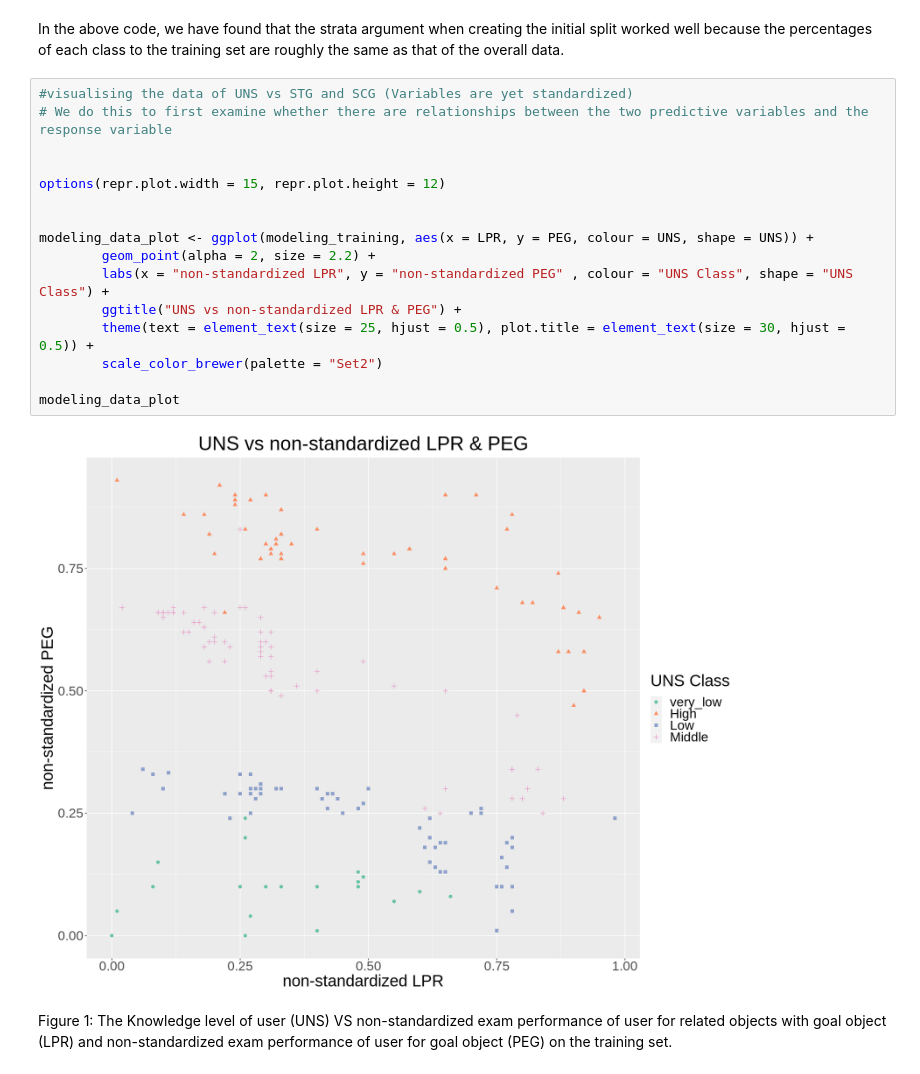
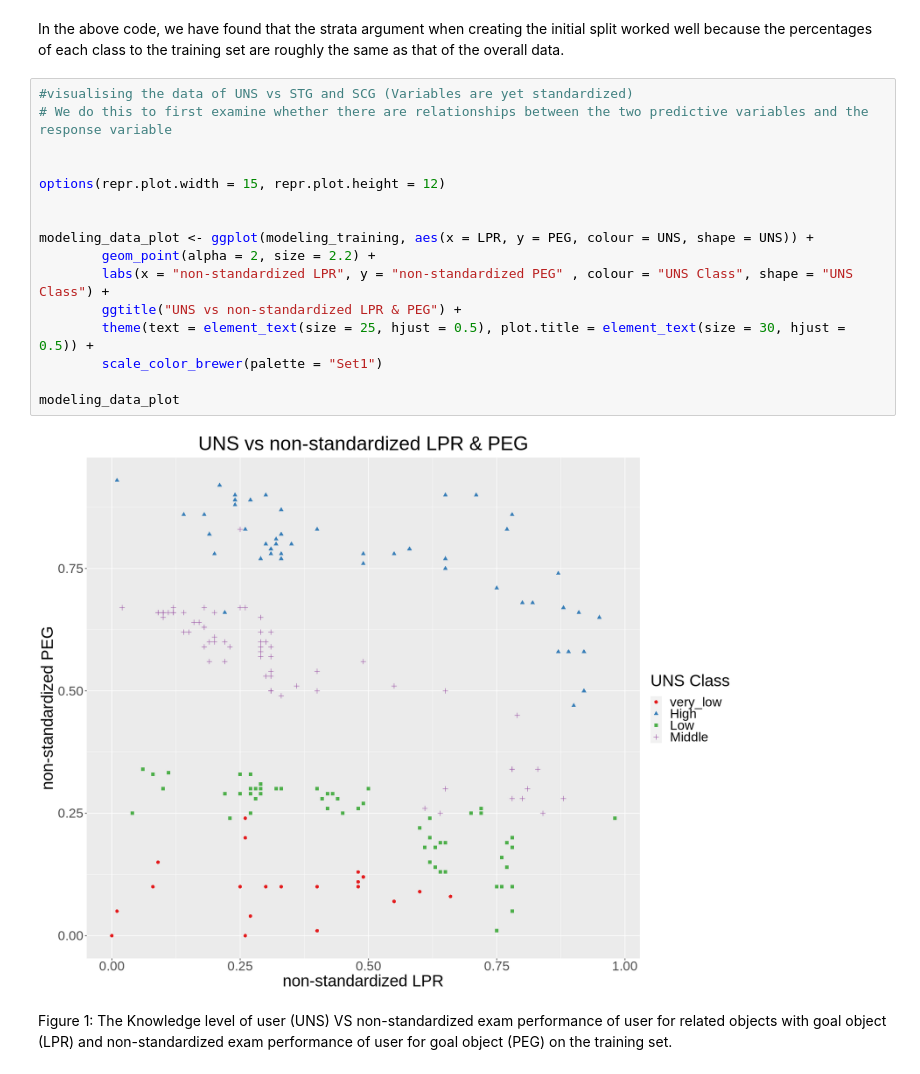
Before and after one commit to Anson-Chan-HK/DSCI-100-2023S1-4-PROJECT, a Jupyter notebook: actual_project.ipynb, the cells around one changed output. Cells and saved outputs as stored; diff of their text form.

```diff
--- a/actual_project.ipynb
+++ b/actual_project.ipynb
@@ -240,21 +240,21 @@ In the above code, we have found that the strata argument when creating the init
 # %%
 #visualising the data of UNS vs STG and SCG (Variables are yet standardized)
 # We do this to first examine whether there are relationships between the two predictive variables and the response variable
 
 
 options(repr.plot.width = 15, repr.plot.height = 12)
 
 
 modeling_data_plot <- ggplot(modeling_training, aes(x = LPR, y = PEG, colour = UNS, shape = UNS)) +
         geom_point(alpha = 2, size = 2.2) +
         labs(x = "non-standardized LPR", y = "non-standardized PEG" , colour = "UNS Class", shape = "UNS Class") +
         ggtitle("UNS vs non-standardized LPR & PEG") +
         theme(text = element_text(size = 25, hjust = 0.5), plot.title = element_text(size = 30, hjust = 0.5)) +
-        scale_color_brewer(palette = "Set2")
+        scale_color_brewer(palette = "Set1")
 
 modeling_data_plot
 # %% [output]
-[figure, old version]
+[figure, new version]
 # %% [markdown]
 Figure 1: The Knowledge level of user (UNS) VS non-standardized exam performance of user for related objects with goal object (LPR) and non-standardized exam performance of user for goal object (PEG) on the training set.
 # %% [markdown]
```
Also changed, not shown: parts of 4 cells of this notebook.
